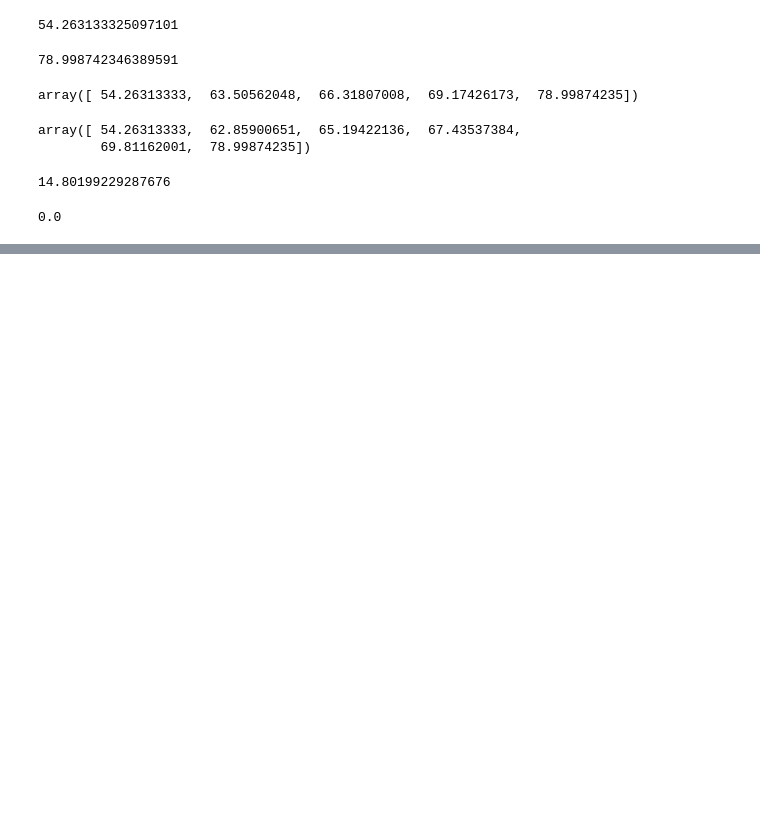
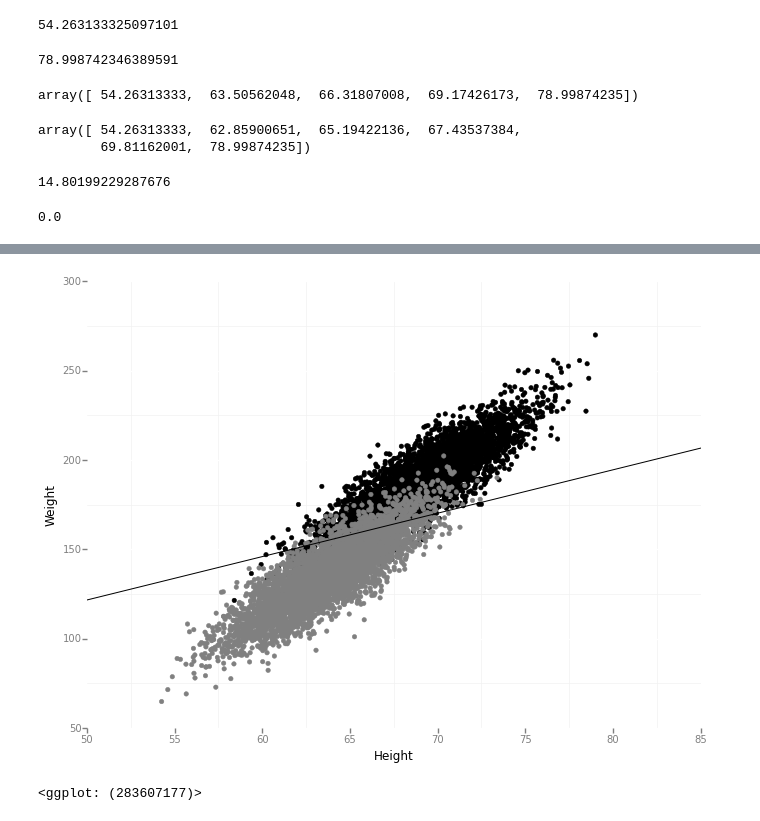
Before and after one commit to vanqm/ML_for_Hackers, a Jupyter notebook: 02-Exploration/chapter02.ipynb, the cells around one changed output, grey strips where cells are left out. Cells and saved outputs as stored; diff of their text form; code cells hidden in the pictures; blank space fills up the shorter version.

```diff
--- a/02-Exploration/chapter02.ipynb
+++ b/02-Exploration/chapter02.ipynb
@@ -210,0 +215,4 @@ ggplot(heights_weights, aes(x = 'Height', y = 'Weight', color = 'Gender)) +
+# %%
+y = pd.factorize(heights_weights["Gender"])[0]
+# %%
+X = heights_weights[["Weight","Height"]]
@@ -210,0 +225,11 @@ ggplot(heights_weights, aes(x = 'Height', y = 'Weight', color = 'Gender)) +
+# %%
+ggplot(heights_weights, aes(x = 'Height', y = 'Weight',color = 'Gender')) + \
+  geom_point() + \
+  scale_color_manual(values=['grey','black']) + theme_bw() + \
+  stat_abline(intercept = -clf.intercept_[0] / clf.coef_[0][0],
+              slope = - clf.coef_[0][1] / clf.coef_[0][0],
+              geom = 'abline',
+              color = 'black')
+# %% [output]
+[figure, added]
+<ggplot: (283607177)>
```
Also changed, not shown: parts of 22 cells of this notebook.
